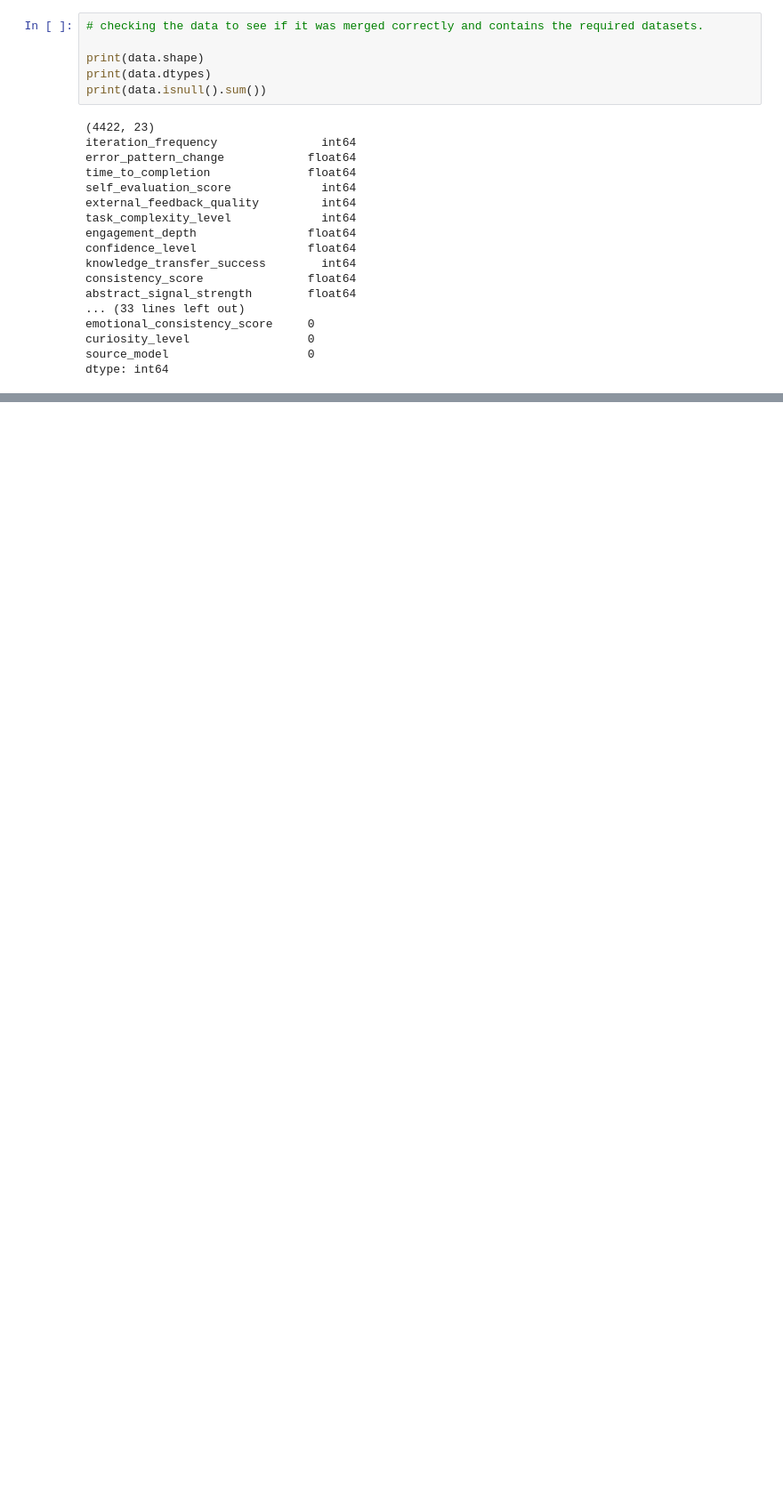
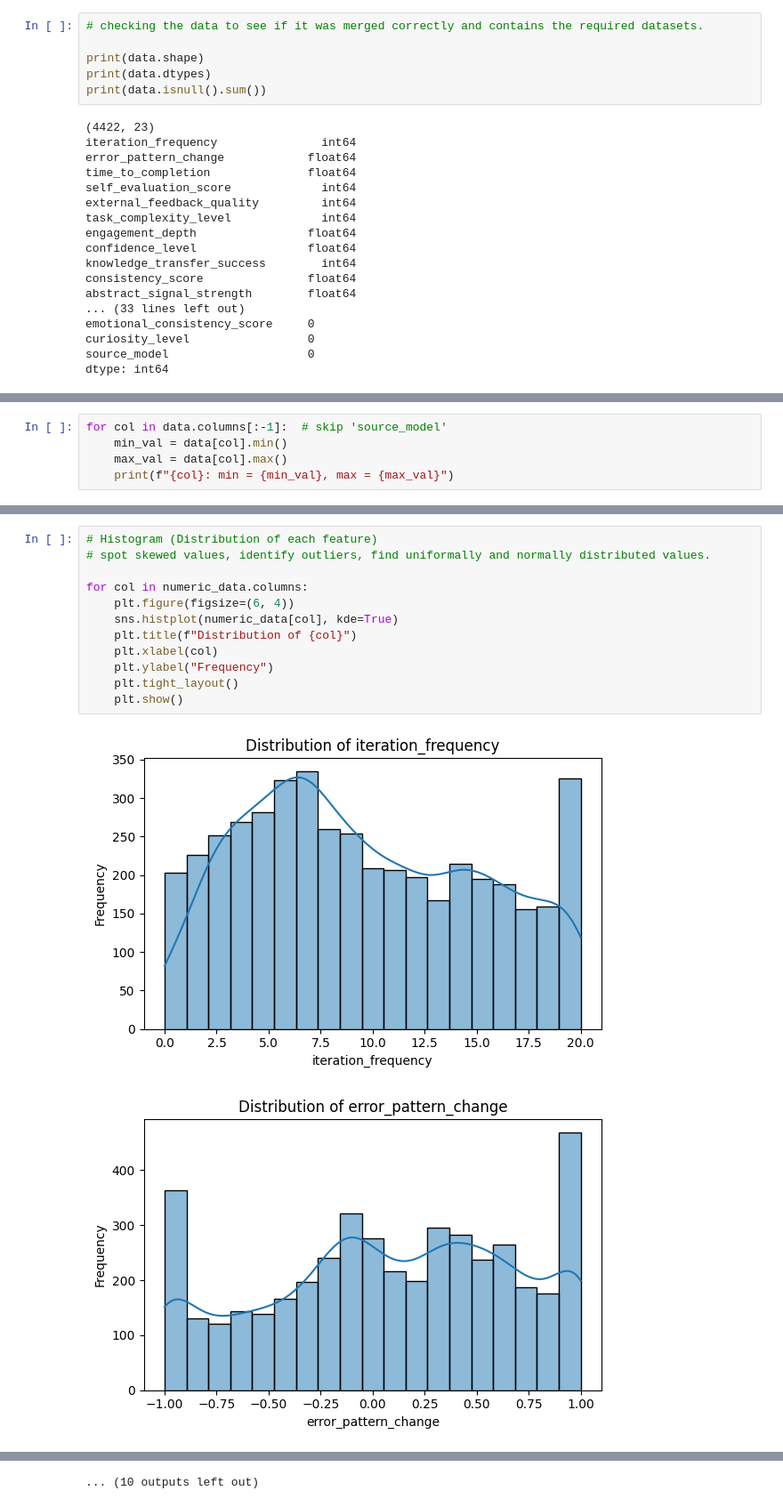
Before and after one commit to shaddaidan/Optimsed-Personal-Learning-Project, a Jupyter notebook: raw by model/Unsupersvised_EDA/Unsup_eda.ipynb, the cells around one changed output, grey strips where cells are left out. Shown at 89% size. Cells and saved outputs as stored; diff of their text form; blank space fills up the shorter version.

```diff
--- a/raw by model/Unsupersvised_EDA/Unsup_eda.ipynb
+++ b/raw by model/Unsupersvised_EDA/Unsup_eda.ipynb
@@ -82,0 +115,5 @@ dtype: int64
+# %%
+for col in data.columns[:-1]:  # skip 'source_model'
+    min_val = data[col].min()
+    max_val = data[col].max()
+    print(f"{col}: min = {min_val}, max = {max_val}")
@@ -82,0 +188,15 @@ dtype: int64
+# %%
+# Histogram (Distribution of each feature)
+# spot skewed values, identify outliers, find uniformally and normally distributed values.
+
+for col in numeric_data.columns:
+    plt.figure(figsize=(6, 4))
+    sns.histplot(numeric_data[col], kde=True)
+    plt.title(f"Distribution of {col}")
+    plt.xlabel(col)
+    plt.ylabel("Frequency")
+    plt.tight_layout()
+    plt.show()
+# %% [output]
+[figure, added]
+[figure, added]
@@ -82,0 +213 @@ dtype: int64
+... (10 outputs left out)
```
Also changed, not shown: parts of 28 cells of this notebook.
